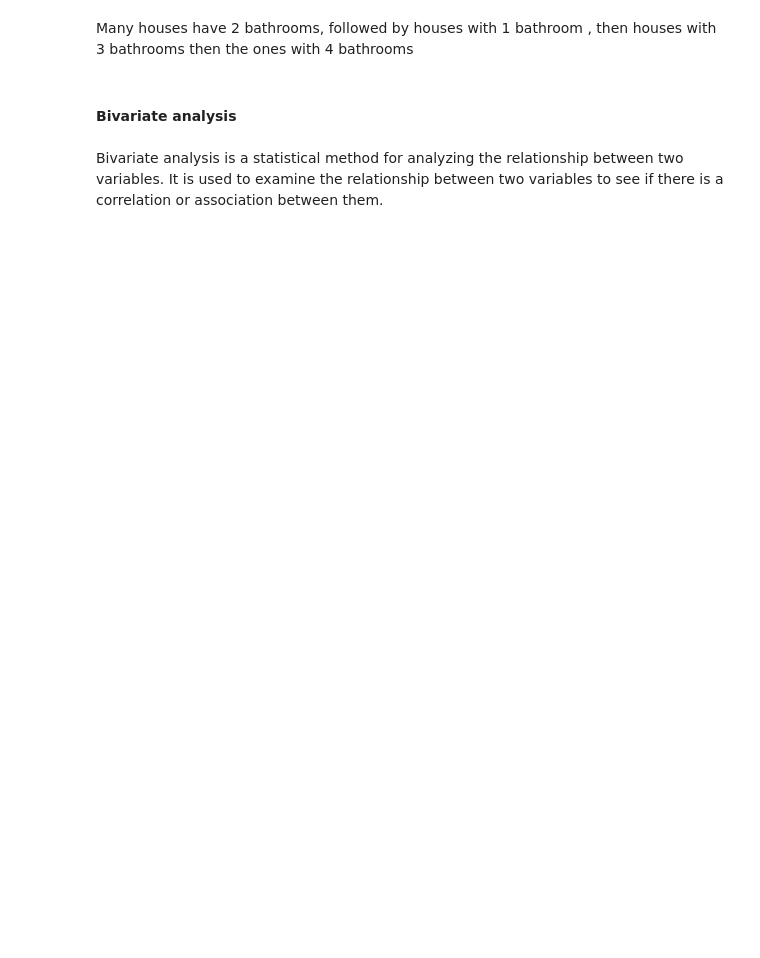
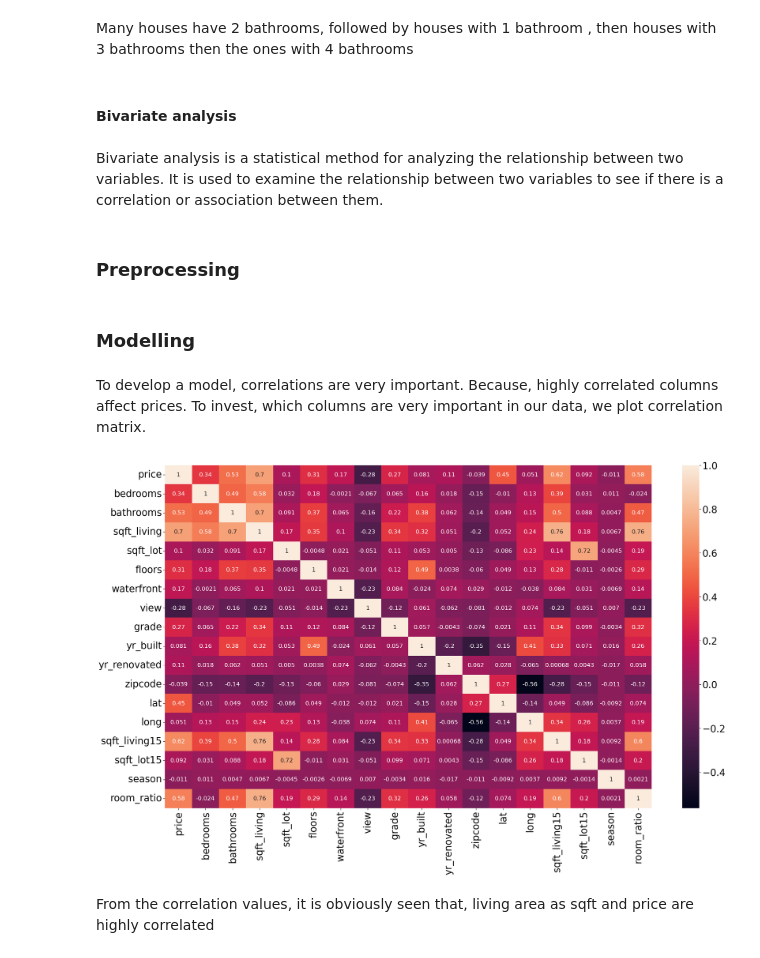
Before and after one commit to GraceAnyango/Housing-Analysis, a Jupyter notebook: KCHOUSING.ipynb, the cells around one changed output. Cells and saved outputs as stored; diff of their text form; code cells hidden in the pictures; blank space fills up the shorter version.

Commit message:
Modelling

```diff
--- a/KCHOUSING.ipynb
+++ b/KCHOUSING.ipynb
@@ -521,0 +521,43 @@ graph.bivariate(df, 'price', 'bathrooms')
+# %% [markdown]
+### Preprocessing
+# %%
+import pandas as pd
+import numpy as np
+from sklearn.preprocessing import MinMaxScaler, LabelEncoder
+from sklearn.feature_selection import SelectKBest, f_regression
+from sklearn.model_selection import train_test_split
+
+# Data Transformation
+df['price'] = np.log1p(df['price']) # Log-transform the target variable
+
+scaler = MinMaxScaler()
+numerical_cols = df.select_dtypes(include=['float64']).columns
+df[numerical_cols] = scaler.fit_transform(df[numerical_cols])
+
+
+# Feature Engineering
+df['room_ratio'] = df['sqft_living'] / df['bedrooms']
+
+# Convert string values to numerical values using one-hot encoding
+#df = pd.get_dummies(df, columns=["waterfront", "view", "grade","season"])
+
+# Data Splitting
+train_df, test_df = train_test_split(df, test_size=0.2, random_state=42)
+
+# Data Preparation
+encoder = LabelEncoder()
+categorical_cols = df.select_dtypes(include=['object']).columns
+df[categorical_cols] = df[categorical_cols].apply(lambda col: encoder.fit_transform(col))
+# %% [markdown]
+### Modelling
+# %% [markdown]
+To develop a model, correlations are very important. Because, highly correlated columns affect prices. To invest, which columns are very important in our data, we plot correlation matrix.
+# %%
+plt.figure(figsize=(30,17))
+sns.set_context("paper", font_scale= 3)
+sns.heatmap(df.corr(), annot = True, annot_kws={"size": 16})
+plt.show()
+# %% [output]
+[figure, added]
+# %% [markdown]
+From the correlation values, it is obviously seen that, living area as sqft and price are highly correlated
```
Also changed, not shown: parts of 22 cells of this notebook, 4 other files.
